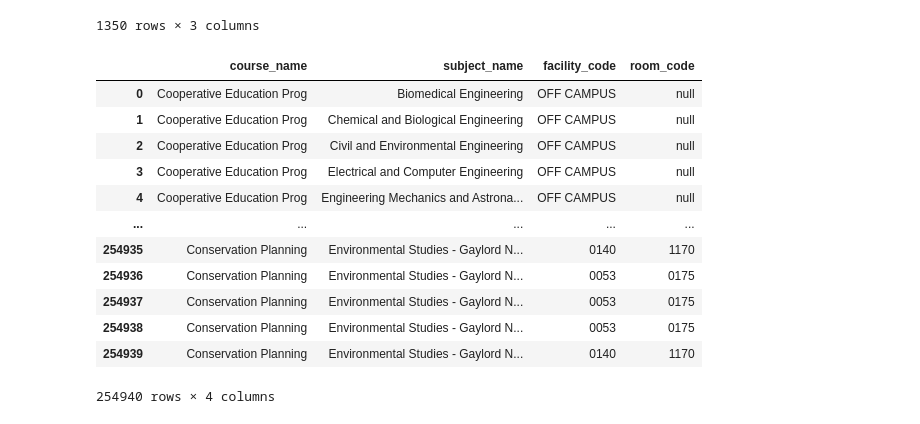
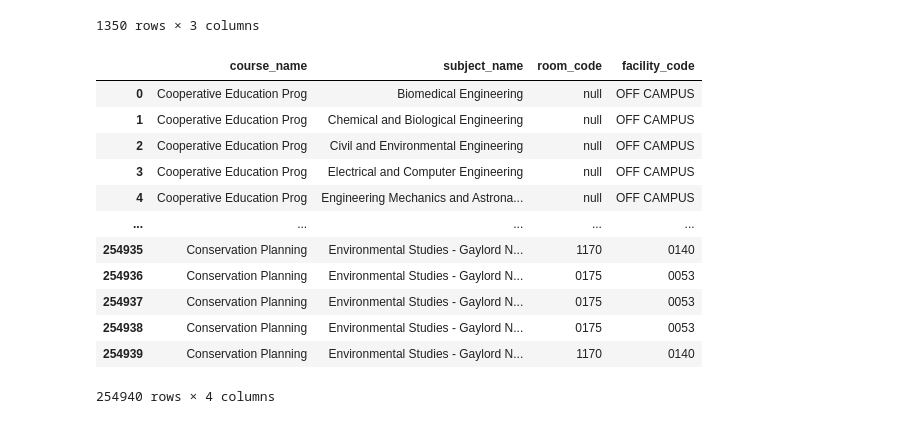
Before and after one commit to crypticrk/UW-Madsion-Dataset-Analysis, a Jupyter notebook: UW Madison Dataset Analyis.ipynb, the cells around one changed output. Saved outputs shown, nothing was run; the diff lists cells and outputs as text; code cells hidden in the pictures.

```diff
--- a/UW Madison Dataset Analyis.ipynb
+++ b/UW Madison Dataset Analyis.ipynb
@@ -535,22 +535,22 @@ pd.read_sql("""SELECT * FROM rooms
 | 1349 | 1371caf7-0cfe-38e9-8c97-c50aec6a4934 | 0031 | 1156 |
 1350 rows × 3 columns
 # %%
-course_rooms = pd.read_sql("""SELECT course_name, subject_name, facility_code, room_code
+course_rooms = pd.read_sql("""SELECT course_name, subject_name, room_code, facility_code
                               FROM instructor_courses
                               INNER JOIN rooms
                               ON instructor_courses.room_uuid = rooms.uuid;""", conn)
 course_rooms
 # %% [output]
-|  | course_name | subject_name | facility_code | room_code |
-| 0 | Cooperative Education Prog | Biomedical Engineering | OFF CAMPUS | null |
-| 1 | Cooperative Education Prog | Chemical and Biological Engineering | OFF CAMPUS | null |
-| 2 | Cooperative Education Prog | Civil and Environmental Engineering | OFF CAMPUS | null |
-| 3 | Cooperative Education Prog | Electrical and Computer Engineering | OFF CAMPUS | null |
-| 4 | Cooperative Education Prog | Engineering Mechanics and Astrona... | OFF CAMPUS | null |
+|  | course_name | subject_name | room_code | facility_code |
+| 0 | Cooperative Education Prog | Biomedical Engineering | null | OFF CAMPUS |
+| 1 | Cooperative Education Prog | Chemical and Biological Engineering | null | OFF CAMPUS |
+| 2 | Cooperative Education Prog | Civil and Environmental Engineering | null | OFF CAMPUS |
+| 3 | Cooperative Education Prog | Electrical and Computer Engineering | null | OFF CAMPUS |
+| 4 | Cooperative Education Prog | Engineering Mechanics and Astrona... | null | OFF CAMPUS |
 | ... | ... | ... | ... | ... |
-| 254935 | Conservation Planning | Environmental Studies - Gaylord N... | 0140 | 1170 |
-| 254936 | Conservation Planning | Environmental Studies - Gaylord N... | 0053 | 0175 |
-| 254937 | Conservation Planning | Environmental Studies - Gaylord N... | 0053 | 0175 |
-| 254938 | Conservation Planning | Environmental Studies - Gaylord N... | 0053 | 0175 |
-| 254939 | Conservation Planning | Environmental Studies - Gaylord N... | 0140 | 1170 |
+| 254935 | Conservation Planning | Environmental Studies - Gaylord N... | 1170 | 0140 |
+| 254936 | Conservation Planning | Environmental Studies - Gaylord N... | 0175 | 0053 |
+| 254937 | Conservation Planning | Environmental Studies - Gaylord N... | 0175 | 0053 |
+| 254938 | Conservation Planning | Environmental Studies - Gaylord N... | 0175 | 0053 |
+| 254939 | Conservation Planning | Environmental Studies - Gaylord N... | 1170 | 0140 |
 254940 rows × 4 columns
```
Also changed, not shown: parts of 7 cells of this notebook.
